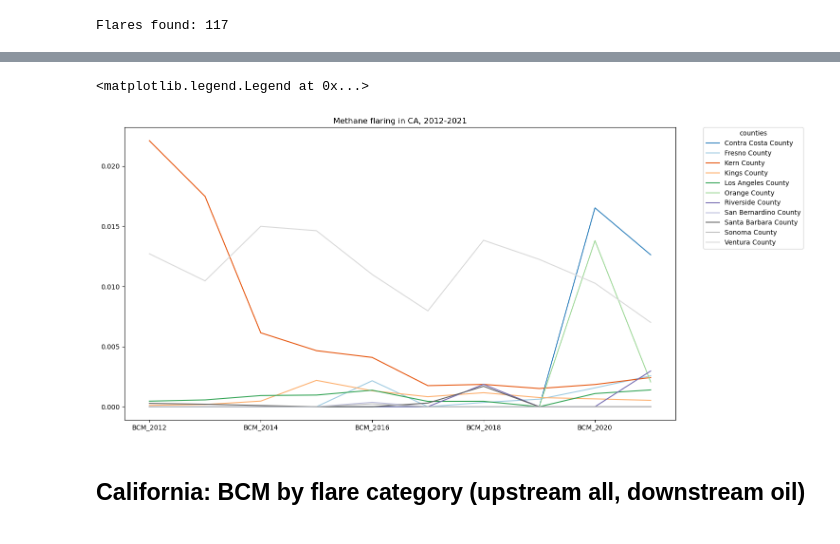
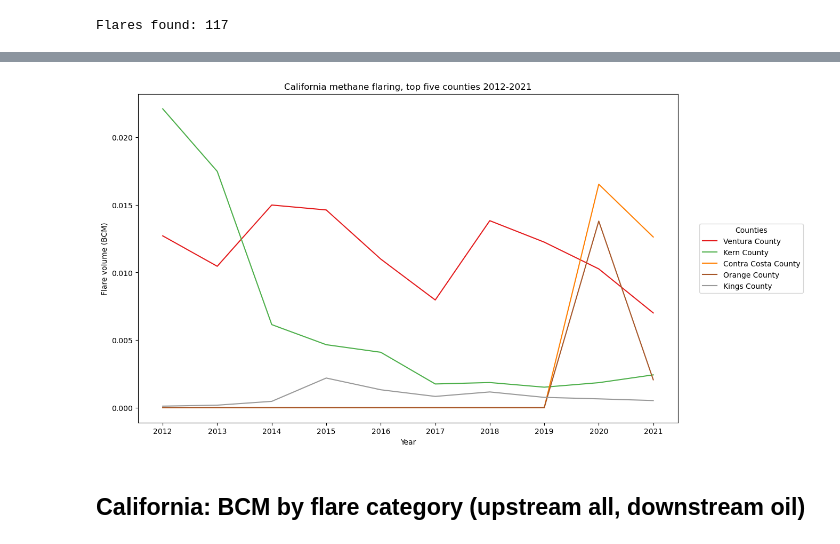
Before and after one commit to natebendermontana/capstone_rmi, a Jupyter notebook: flare_vol_by_year.ipynb, the cells around one changed output, grey strips where cells are left out. Drawn from its saved outputs; the diff is of its cells as text; code cells hidden in the pictures.

```diff
--- a/flare_vol_by_year.ipynb
+++ b/flare_vol_by_year.ipynb
@@ -139,16 +155,33 @@ stats.sort_values('Total_bcm', ascending=False)
 | San Bernardino County | 0.000000 | 0.000000 | 0.000000 | 0.000000 | 0.000370 | 0.000000 | 0.000000 | 0.000000 | 0.000000 | ... |
 | Sonoma County | 0.000000 | 0.000000 | 0.000000 | 0.000000 | 0.000239 | 0.000000 | 0.000000 | 0.000000 | 0.000000 | ... |
 # %%
-forplot = stats.drop(['Total_bcm'], axis=1)
+#forplot = stats.drop(['Total_bcm'], axis=1)
 #forplot.loc['total'] = forplot.sum()
+
+# sort by Total_bcm and select the top 5 rows
+top_5_counties = stats.sort_values('Total_bcm', ascending=False).head(5).index.tolist()
+
+# select only the top 5 counties for plotting
+forplot = stats.loc[top_5_counties, col_list].transpose()
 # %%
-forplot = forplot.transpose()
+#forplot = forplot.transpose()
 
-plot = forplot.plot(kind = 'line', title = 'Methane flaring in CA, 2012-2021', colormap='tab20c', figsize = [15, 8])
-plot.legend(bbox_to_anchor=(1.05, 1), loc='upper left', borderaxespad=0, title='counties')
+col_list = ['BCM_2012','BCM_2013','BCM_2014','BCM_2015','BCM_2016','BCM_2017',            'BCM_2018','BCM_2019','BCM_2020','BCM_2021']
+
+fig, ax = plt.subplots(figsize=(15, 8))
+plot = forplot.plot(kind='line', ax=ax, title='California methane flaring, top five counties 2012-2021', colormap='Set1')
+
+legend = plot.legend(bbox_to_anchor=(1.04, 0.5), loc='center left', borderaxespad=0, title='Counties')
+plt.subplots_adjust(right=0.8)
+
+ax.set_ylabel('Flare volume (BCM)')
+ax.set_xlabel('Year')
+ax.set_xticks(range(len(col_list)))
+ax.set_xticklabels([col.split('_')[1] for col in col_list])  # extract the year values from the col names
+
+plt.savefig('flarevol_top5counties.png', bbox_inches='tight', dpi=300)
 # %% [output]
-<matplotlib.legend.Legend at 0x...>
-[figure, old version]
+[figure, new version]
 # %% [markdown]
 ## California: BCM by flare category (upstream all, downstream oil)
 # %%
```
Also changed, not shown: parts of 25 cells of this notebook, 11 other files.
